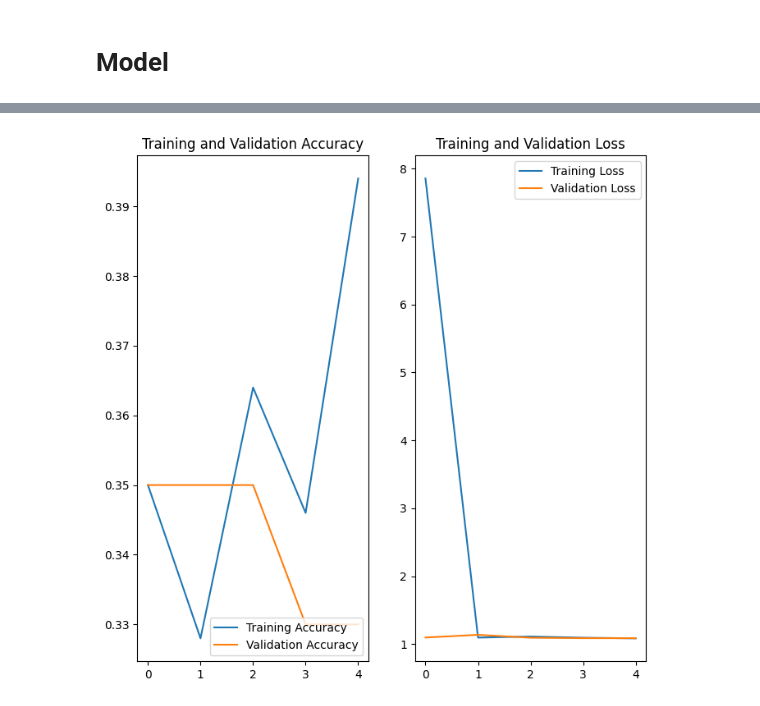
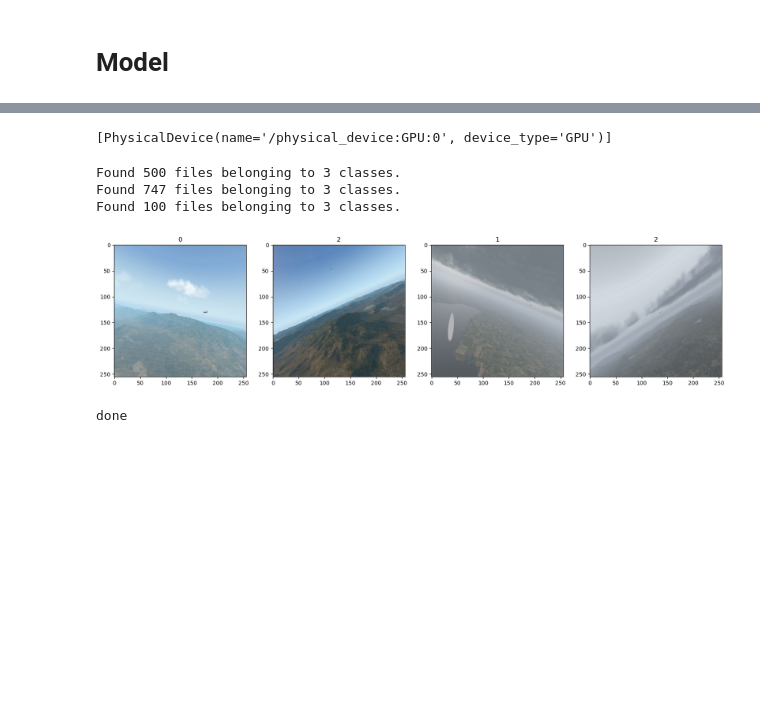
Before and after one commit to tee1g21/Intruder-Aircraft-Detection, a Jupyter notebook: main/custom-classifier.ipynb, the cells around one changed output, grey strips where cells are left out. Drawn from its saved outputs; the diff is of its cells as text; code cells hidden in the pictures; blank space fills up the shorter version.

Commit message:
Image Classifier using tensorflow - not effective due to nature of images

```diff
--- a/main/custom-classifier.ipynb
+++ b/main/custom-classifier.ipynb
@@ -197,24 +76,0 @@ Validation accuracy: 0.33000001311302185
-# %%
-import matplotlib.pyplot as plt
-
-acc = history.history['accuracy']
-val_acc = history.history['val_accuracy']
-loss = history.history['loss']
-val_loss = history.history['val_loss']
-epochs_range = range(5)
-
-plt.figure(figsize=(8, 8))
-plt.subplot(1, 2, 1)
-plt.plot(epochs_range, acc, label='Training Accuracy')
-plt.plot(epochs_range, val_acc, label='Validation Accuracy')
-plt.legend(loc='lower right')
-plt.title('Training and Validation Accuracy')
-
-plt.subplot(1, 2, 2)
-plt.plot(epochs_range, loss, label='Training Loss')
-plt.plot(epochs_range, val_loss, label='Validation Loss')
-plt.legend(loc='upper right')
-plt.title('Training and Validation Loss')
-plt.show()
-# %% [output]
-[figure, removed]
@@ -220,0 +83,50 @@ plt.show()
+# %%
+# check GPU available
+gpus = tf.config.list_physical_devices('GPU')
+print(gpus)
+
+# limit vram usage
+for gpu in gpus: tf.config.experimental.set_memory_growth(gpu, True)
+# %% [output]
+[PhysicalDevice(name='/physical_device:GPU:0', device_type='GPU')]
+# %%
+# directories of train, train-aug and validation
+train_dir = os.path.join(dataset_dir,'images','train')
+train_aug_dir = os.path.join(dataset_dir,'images','train-aug')
+valid_dir = os.path.join(dataset_dir,'images','valid')
+
+# load datasets using keras
+train_data = tf.keras.utils.image_dataset_from_directory(train_dir)
+train_aug_data = tf.keras.utils.image_dataset_from_directory(train_aug_dir)
+valid_data = tf.keras.utils.image_dataset_from_directory(valid_dir)
+
+# scale images between 0 and 1
+train_data = train_data.map(lambda x,y: (x/255, y))
+train_aug_data = train_aug_data.map(lambda x,y: (x/255, y))
+valid_data = valid_data.map(lambda x,y: (x/255, y))
+# %% [output]
+Found 500 files belonging to 3 classes.
+Found 747 files belonging to 3 classes.
+Found 100 files belonging to 3 classes.
+# %%
+# TEST - use numpy to turn dataset into iterator for ease of use with batches, call each batch with .next()
+train_iterator = train_data.as_numpy_iterator()
+train_batch = train_iterator.next()
+# %%
+# TEST - visualise images with class labels
+train_batch = train_iterator.next()
+fig, ax = plt.subplots(ncols=4, figsize=(20, 20))
+for idx, img in enumerate(train_batch[0][:4]):
+    ax[idx].imshow(img)
+    ax[idx].title.set_text(train_batch[1][idx])
+# %% [output]
+[figure, added]
+# %%
+# use numpy to turn dataset into iterator for ease of use with batches, call each batch with .next()
+train_data.as_numpy_iterator().next()
+train_aug_data.as_numpy_iterator().next()
+valid_data.as_numpy_iterator().next()
+
+print("done")
+# %% [output]
+done
```
Also changed, not shown: parts of 14 cells of this notebook, 4 other files.
